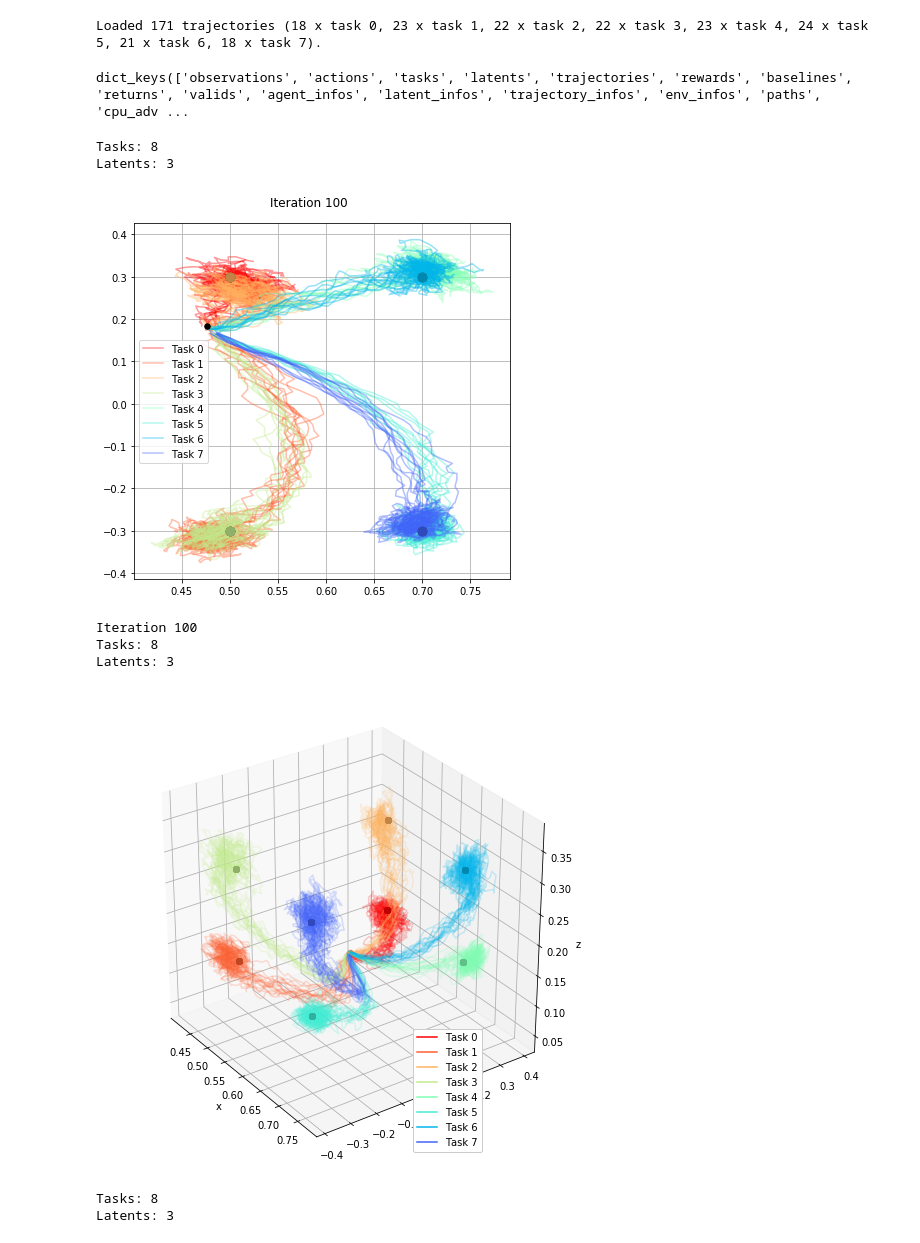
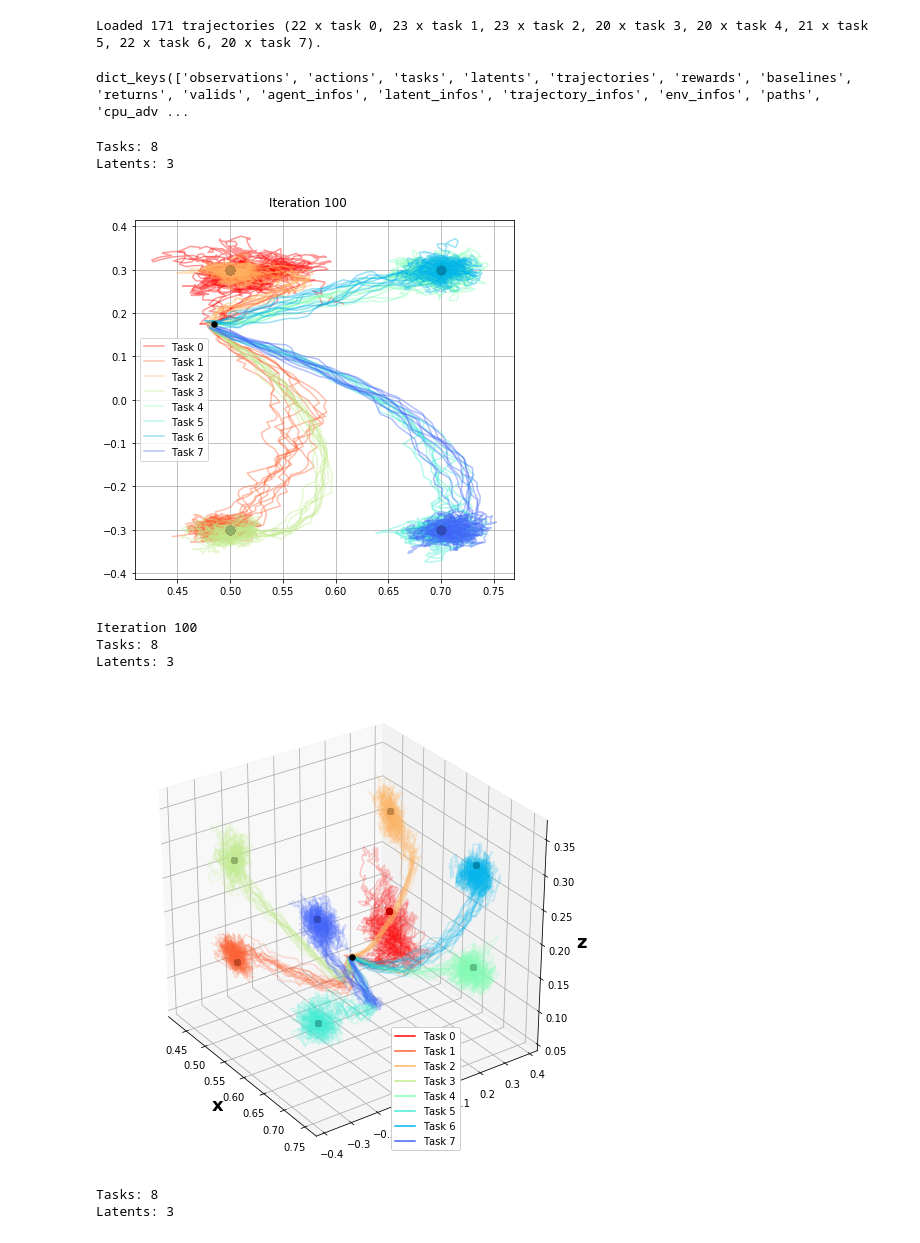
Before and after one commit to ryanjulian/embed2learn, a Jupyter notebook: notebooks/trajectory_plotting.ipynb, the cells around one changed output. Saved outputs shown, nothing was run; the diff lists cells and outputs as text; code cells hidden in the pictures.

```diff
--- a/notebooks/trajectory_plotting.ipynb
+++ b/notebooks/trajectory_plotting.ipynb
@@ -15,6 +15,7 @@ samples_folder = "ppo-point-embed-makeplots/ppo_point_embed_makeplots_2018_08_21
 samples_folder = "sawyer-reach-embed-tanh/sawyer_reach_embed_tanh_2018_08_21_19_31_34_0001"
 samples_folder = "sawyer-reach-embed-notanh/sawyer_reach_embed_notanh_2018_08_23_12_38_13_0001"
 samples_folder = "sawyer-reach-embed-notanh/sawyer_reach_embed_notanh_2018_08_26_14_48_26_0001"
+samples_folder = "sawyer_reach_embed_8goal_2018_08_19_17_09_21_0001"
 
 TASK_GOALS = [
   # (  z     x,    y)
@@ -28,9 +29,12 @@ TASK_GOALS = [
     (0.7, -0.3,  0.3),
 ]
 
-samples_file = "samples_%i.pkl" % itr
-data_dir = os.path.join(os.getcwd(), "../../../data/local")
-with open(os.path.join(data_dir, samples_folder, samples_file), "rb") as fin:
+# samples_file = "samples_%i.pkl" % itr
+samples_file = "../figs/sim_data/sawyer-reach-sim-embed-notanh-08-26-2018-samples-315.pkl"
+data_dir = os.getcwd() # os.path.join(os.getcwd(), "../../../data/local")
+# with open(os.path.join(data_dir, samples_folder, samples_file), "rb") as fin:
+#     samples = pickle.load(fin)
+with open(samples_file, "rb") as fin:
     samples = pickle.load(fin)
 
 ntasks = samples["tasks"][0].shape[1]
@@ -44,7 +48,7 @@ for i in range(len(samples["tasks"])):
 task_nums = ", ".join("%i x task %i" % (len(tasks[task]), task) for task in range(ntasks))
 print('Loaded %i trajectories (%s).' % (len(samples["tasks"]), task_nums))
 # %% [output]
-Loaded 171 trajectories (18 x task 0, 23 x task 1, 22 x task 2, 22 x task 3, 23 x task 4, 24 x task 5, 21 x task 6, 18 x task 7).
+Loaded 171 trajectories (22 x task 0, 23 x task 1, 23 x task 2, 20 x task 3, 20 x task 4, 21 x task 5, 22 x task 6, 20 x task 7).
 # %%
 samples.keys()
 # %% [output]
@@ -92,7 +96,7 @@ fig.tight_layout(rect=[0, 0.03, 1, 0.95])
 # %% [output]
 Tasks: 8
 Latents: 3
-[figure, old version]
+[figure, new version]
 # %%
 %matplotlib inline
 from mpl_toolkits import mplot3d
@@ -111,38 +115,39 @@ ax.grid()
 
 colormap = lambda x: matplotlib.cm.get_cmap("rainbow")(1. - x)
 for task in range(ntasks):
     path_length = samples["observations"][tasks[task][0]].shape[0]
     xs = np.arange(0, path_length)
     for i in range(nrollouts):
         means = samples["env_infos"]["gripper_position"][tasks[task][i]]
         stds = np.square(np.mean(np.exp(samples["agent_infos"]["log_std"][tasks[task][i]]), axis=1)) * 10.
 
         xs, ys, zs = means[:,0], means[:,1], means[:,2]
 
 #         ax.scatter(xs, ys, zs, s=stds, color=colormap(task * 1. / ntasks), zorder=1, alpha=.1)
         ax.plot(xs, ys, zs, color=colormap(task * 1. / ntasks), zorder=2,
                 label="Task %i" % task if i == 0 else None, alpha=.2)
         if task == 0 and i == 0:
             ax.scatter([xs[0]], [ys[0]], [zs[0]], s=30, color="black", zorder=3)
         true_color = np.array(colormap(task * 1. / ntasks)) * 0.75
         true_color[3] = 1.
         ax.scatter([TASK_GOALS[task][0]], [TASK_GOALS[task][1]], [TASK_GOALS[task][2]], s=30, color=true_color, zorder=3)
 
 ax.view_init(elev=30, azim=-35)
-ax.set_xlabel('x')
-ax.set_ylabel('y')
-ax.set_zlabel('z')
-legend = plt.legend(bbox_to_anchor=(.8, .3))
+ax.set_xlabel('x', fontsize=18, fontweight='bold')
+ax.set_ylabel('y', fontsize=18, fontweight='bold')
+ax.set_zlabel('z', fontsize=18, fontweight='bold')
+legend = ax.legend(bbox_to_anchor=(.75, .3))
 for lh in legend.legendHandles:
     lh.set_alpha(1)
 legend.get_frame().set_alpha(1)
 fig.tight_layout()
 fig.savefig("gripper_pos_%i.png" % itr, dpi=600)
+fig.savefig("gripper_pos_%i.pdf" % itr, dpi=600)
 # %% [output]
 Iteration 100
 Tasks: 8
 Latents: 3
-[figure, old version]
+[figure, new version]
 # %%
 %matplotlib inline
 from mpl_toolkits import mplot3d
```
Also changed, not shown: 1 other file.
